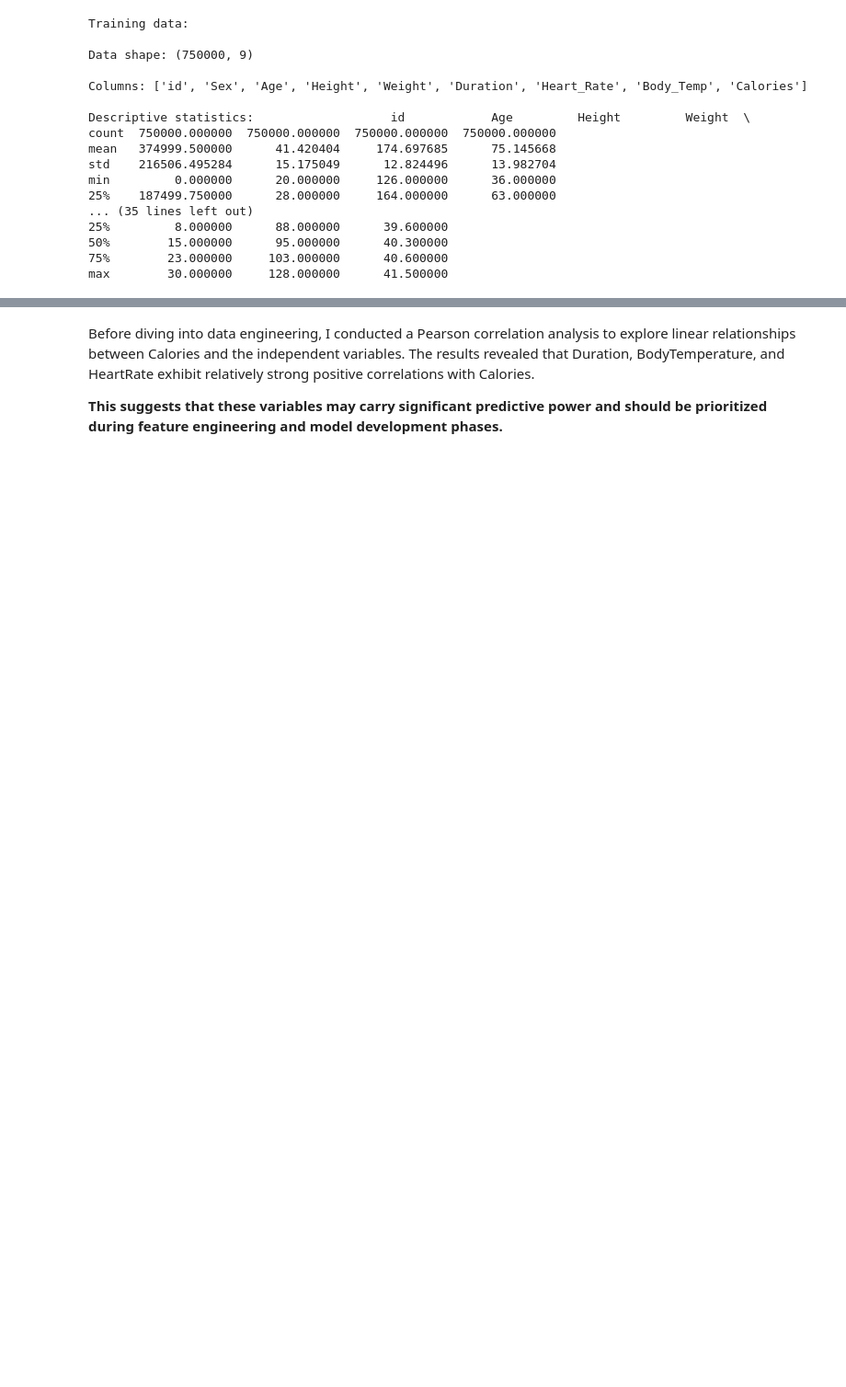
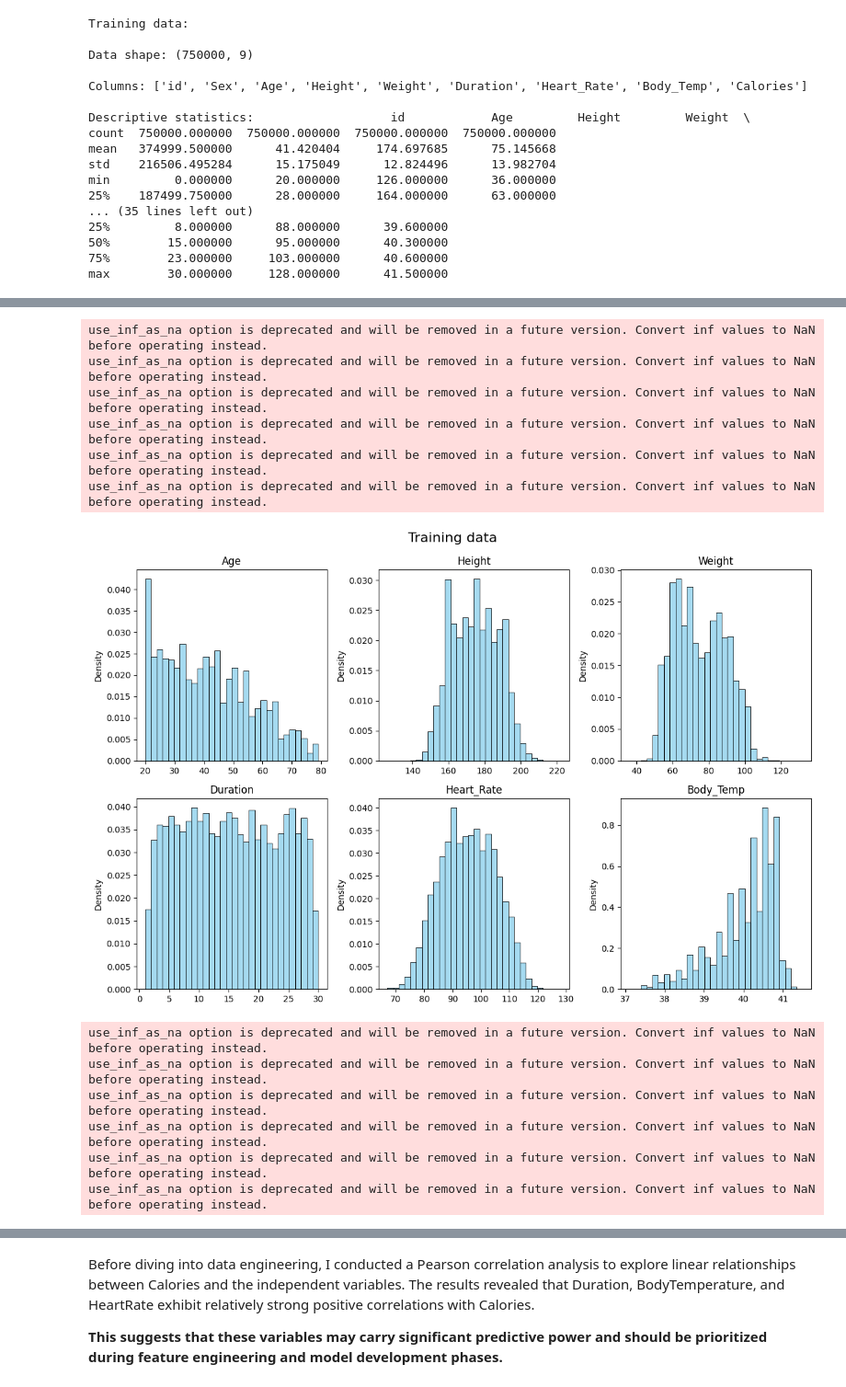
Before and after one commit to yhlien1221/Kaggle_Predict-Calorie-Expenditure_Exploratory_Data_Analysis, a Jupyter notebook: predict-calorie-expenditure-eda.ipynb, the cells around one changed output, grey strips where cells are left out. Shown: that part at 92% size. Saved outputs shown, nothing was run; the diff lists cells and outputs as text; code cells hidden in the pictures; blank space fills up the shorter version.

```diff
--- a/predict-calorie-expenditure-eda.ipynb
+++ b/predict-calorie-expenditure-eda.ipynb
@@ -121,0 +131,48 @@ Most people burn low calories, but a few burn a lot (long right tail)
+# %%
+#Distribution for each variable (train vs test)
+#list(train.columns)
+
+def histogram_data(data, data_name = 'default', color = 'skyblue'):
+    cols_to_plot = ['Age', 'Height', 'Weight', 'Duration', 'Heart_Rate', 'Body_Temp']
+
+    # Grid size
+    n_cols = 3
+    n_rows = -(-len(cols_to_plot) // n_cols)  # ceiling division
+
+    # Set up the figure
+    fig, axes = plt.subplots(n_rows, n_cols, figsize=(12, 8))
+    axes = axes.flatten()
+
+
+    # Loop through each column and plot
+    for i, col in enumerate(cols_to_plot):
+        sns.histplot(data[col], ax=axes[i], bins=30, kde=False, color=color, stat='density')
+        axes[i].set_title(f'{col}')
+        axes[i].set_xlabel('')
+        axes[i].set_ylabel('Density')
+
+    # Turn off unused axes
+    for j in range(i + 1, len(axes)):
+        fig.delaxes(axes[j])
+
+    plt.tight_layout(rect=[0, 0, 1, 0.95])
+    fig.suptitle(data_name, fontsize=16)
+    plt.show()
+
+histogram_data(train, 'Training data')
+
+histogram_data(test, 'Testing data', 'green')
+# %% [output]
+use_inf_as_na option is deprecated and will be removed in a future version. Convert inf values to NaN before operating instead.
+use_inf_as_na option is deprecated and will be removed in a future version. Convert inf values to NaN before operating instead.
+use_inf_as_na option is deprecated and will be removed in a future version. Convert inf values to NaN before operating instead.
+use_inf_as_na option is deprecated and will be removed in a future version. Convert inf values to NaN before operating instead.
+use_inf_as_na option is deprecated and will be removed in a future version. Convert inf values to NaN before operating instead.
+use_inf_as_na option is deprecated and will be removed in a future version. Convert inf values to NaN before operating instead.
+[figure, added]
+use_inf_as_na option is deprecated and will be removed in a future version. Convert inf values to NaN before operating instead.
+use_inf_as_na option is deprecated and will be removed in a future version. Convert inf values to NaN before operating instead.
+use_inf_as_na option is deprecated and will be removed in a future version. Convert inf values to NaN before operating instead.
+use_inf_as_na option is deprecated and will be removed in a future version. Convert inf values to NaN before operating instead.
+use_inf_as_na option is deprecated and will be removed in a future version. Convert inf values to NaN before operating instead.
+use_inf_as_na option is deprecated and will be removed in a future version. Convert inf values to NaN before operating instead.
```
Also changed, not shown: parts of 12 cells of this notebook.
